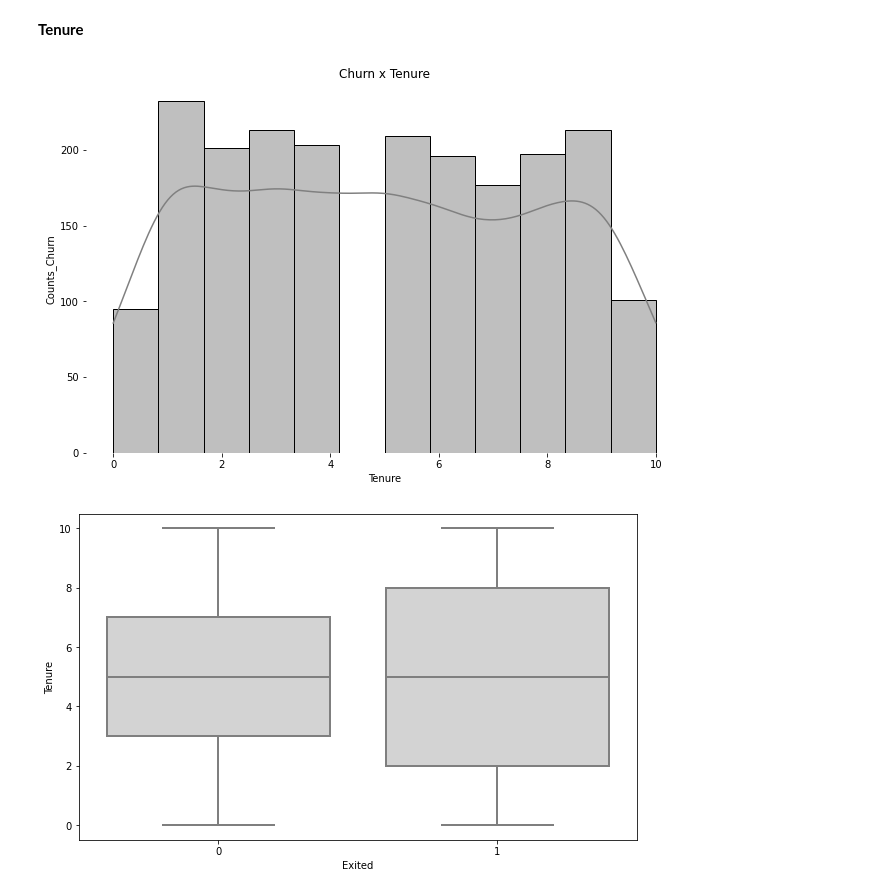
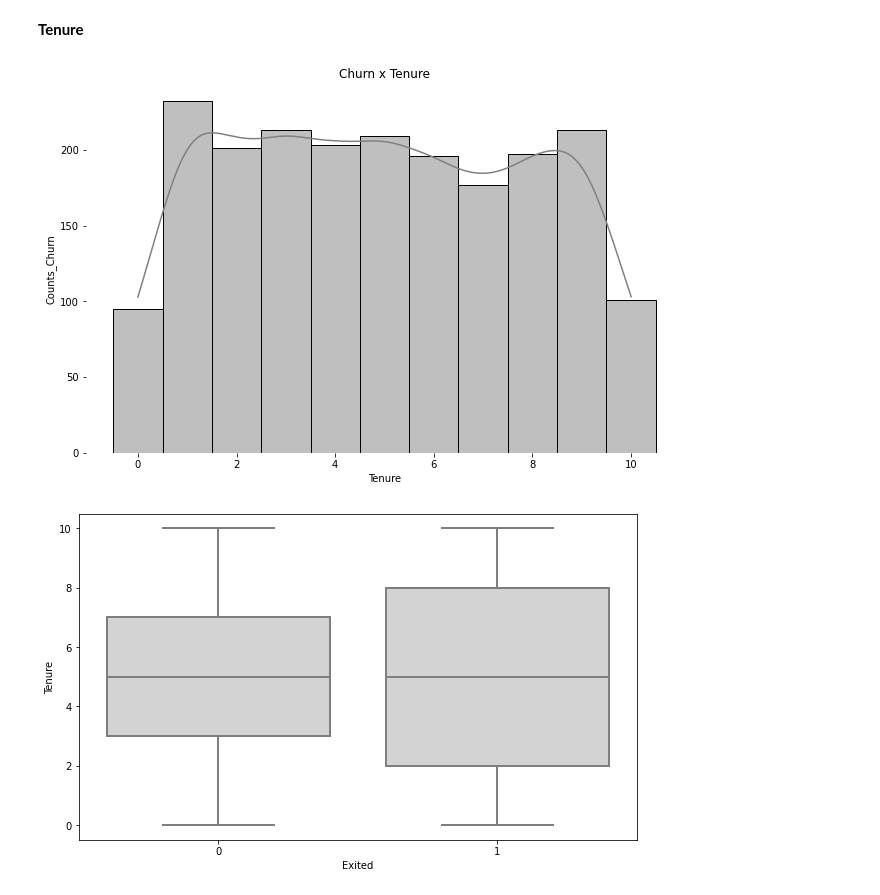
Before and after one commit to Rhuanlbb/Diversidade-Tech-ADA---Let-s-Code-, a Jupyter notebook: Análise Exploratória de Dados/Relatório_Churn.ipynb, the cells around one changed output. Saved outputs shown, nothing was run; the diff lists cells and outputs as text; code cells hidden in the pictures.

```diff
--- a/Análise Exploratória de Dados/Relatório_Churn.ipynb
+++ b/Análise Exploratória de Dados/Relatório_Churn.ipynb
@@ -238,3 +226,5 @@ df_estimatedsalary_exited =df_churn.loc[(df_churn.Exited == 1), ['EstimatedSalar
+# %%
+df_churn_exited = df_churn.loc[(df_churn.Exited == 1)]
 # %% [markdown]
 **CreditScore**
 # %%
@@ -276,11 +302,11 @@ Identifica-se maior probabilidade de evasão para clientes com idades entre 40 e
 **Tenure**
 # %%
 sns.displot(
-    data=df_tenure_exited, x='Tenure', color='grey', kde=True).despine(
+    data=df_churn_exited, x='Tenure', color='grey', kde=True, discrete=True).despine(
         bottom=True, left=True, right=True, top=True).set(
             ylabel=('Counts_Churn'), xlabel=('Tenure'), title=('Churn x Tenure')).figure.set_size_inches(10, 6)
 # %% [output]
-[figure, old version]
+[figure, new version]
 # %%
 sns.boxplot(data=df_churn, x='Exited', y='Tenure', fliersize=5, width=0.8, linewidth=2, color='lightgrey').figure.set_size_inches(10, 6)
 # %% [output]
```
Also changed, not shown: parts of 41 cells of this notebook, 1 other file.
